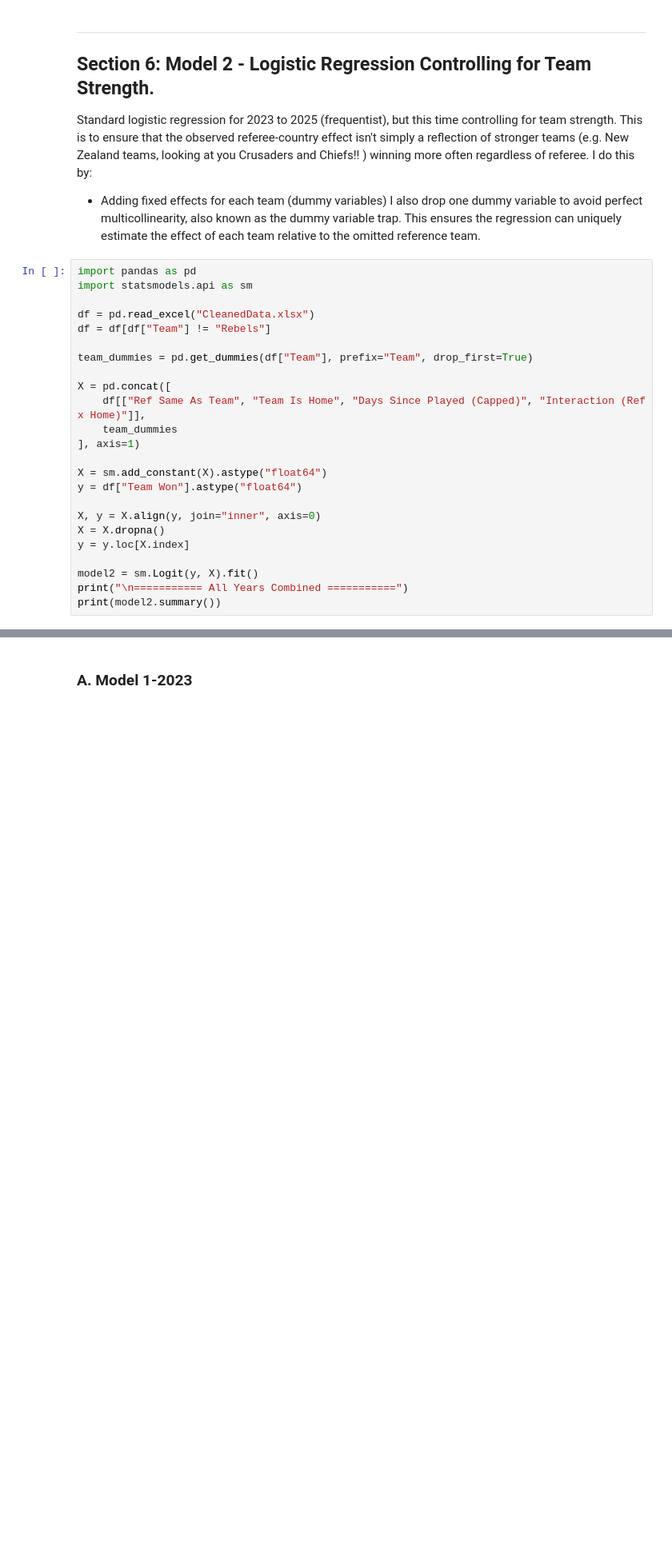
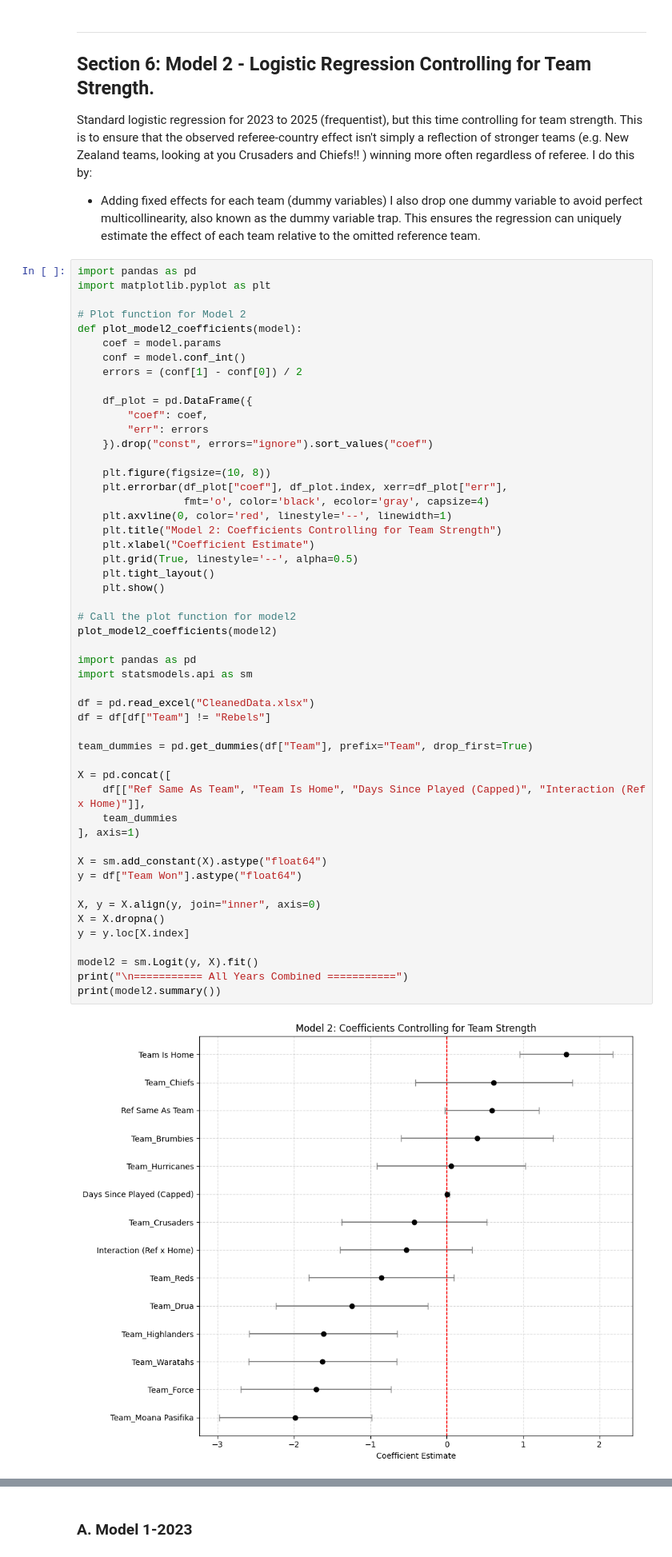
Before and after one commit to harryarthur/SRP23to25, a Jupyter notebook: super_rugby.ipynb, the cells around one changed output, grey strips where cells are left out. Shown: that part at 80% size. Drawn from its saved outputs; the diff is of its cells as text; blank space fills up the shorter version.

Commit message:
Add files via upload
added graphs for Section 4 and section 6

```diff
--- a/super_rugby.ipynb
+++ b/super_rugby.ipynb
@@ -288,30 +316,58 @@ Standard logistic regression for 2023 to 2025 (frequentist), but this time contr
 - Adding fixed effects for each team (dummy variables)
 I also drop one dummy variable to avoid perfect multicollinearity, also known as the dummy variable trap. This ensures the regression can uniquely estimate the effect of each team relative to the omitted reference team.
 # %%
+import pandas as pd
+import matplotlib.pyplot as plt
+
+# Plot function for Model 2
+def plot_model2_coefficients(model):
+    coef = model.params
+    conf = model.conf_int()
+    errors = (conf[1] - conf[0]) / 2
+
+    df_plot = pd.DataFrame({
+        "coef": coef,
+        "err": errors
+    }).drop("const", errors="ignore").sort_values("coef")
+
+    plt.figure(figsize=(10, 8))
+    plt.errorbar(df_plot["coef"], df_plot.index, xerr=df_plot["err"],
+                 fmt='o', color='black', ecolor='gray', capsize=4)
+    plt.axvline(0, color='red', linestyle='--', linewidth=1)
+    plt.title("Model 2: Coefficients Controlling for Team Strength")
+    plt.xlabel("Coefficient Estimate")
+    plt.grid(True, linestyle='--', alpha=0.5)
+    plt.tight_layout()
+    plt.show()
+
+# Call the plot function for model2
+plot_model2_coefficients(model2)
+
 import pandas as pd
 import statsmodels.api as sm
 
 df = pd.read_excel("CleanedData.xlsx")
 df = df[df["Team"] != "Rebels"]
 
 team_dummies = pd.get_dummies(df["Team"], prefix="Team", drop_first=True)
 
 X = pd.concat([
     df[["Ref Same As Team", "Team Is Home", "Days Since Played (Capped)", "Interaction (Ref x Home)"]],
     team_dummies
 ], axis=1)
 
 X = sm.add_constant(X).astype("float64")
 y = df["Team Won"].astype("float64")
 
 X, y = X.align(y, join="inner", axis=0)
 X = X.dropna()
 y = y.loc[X.index]
 
 model2 = sm.Logit(y, X).fit()
 print("\n=========== All Years Combined ===========")
 print(model2.summary())
 # %% [output]
+[figure, added]
 Optimization terminated successfully.
          Current function value: 0.571381
          Iterations 6
```
Also changed, not shown: parts of 2 cells of this notebook.
